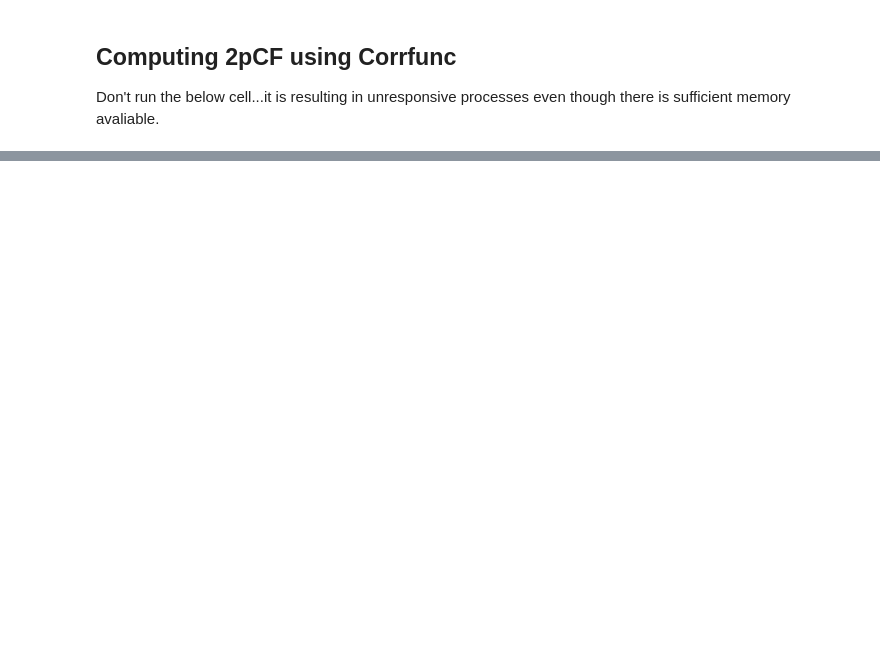
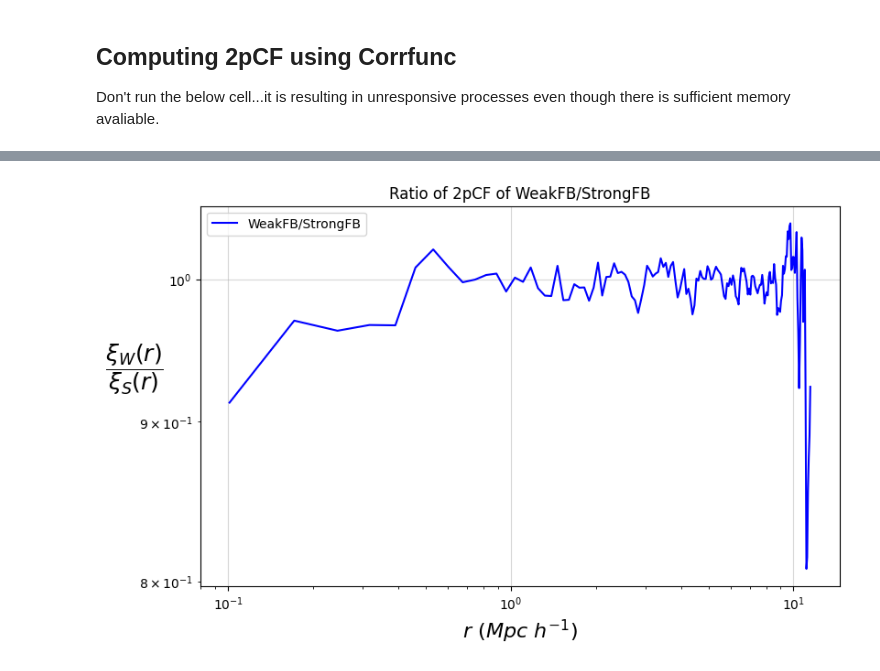
Before and after one commit to sparxastronomy/2022_SummerProject, a Jupyter notebook: Eagle/test.ipynb, the cells around one changed output, grey strips where cells are left out. Drawn from its saved outputs; the diff is of its cells as text; code cells hidden in the pictures; blank space fills up the shorter version.

```diff
--- a/Eagle/test.ipynb
+++ b/Eagle/test.ipynb
@@ -169,0 +354,18 @@ Using AVX kernel
+# %%
+# plotting the ratio of WeakFB/StrongFB
+plt.figure(figsize=(9,5.5), dpi=100)
+plt.plot(r_filterd_W,xi0_filtered_W/xi0_filtered_S[:160], color='blue', label='WeakFB/StrongFB')
+#setting log scale
+plt.xscale('log')
+plt.yscale('log')
+
+plt.legend()
+
+plt.grid(alpha=0.5)
+plt.xlabel('$r ~(Mpc~h^{-1})$',  fontsize=16)
+plt.ylabel("$\\dfrac{\\xi_{W}(r)}{\\xi_{S}(r)}$", fontsize=18, rotation=0)
+plt.title('Ratio of 2pCF of WeakFB/StrongFB')
+
+# plt.savefig('Ratio_2pCF_WeakFB_StrongFB.jpg', dpi=300, bbox_inches='tight')
+# %% [output]
+[figure, added]
```
Also changed, not shown: parts of 19 cells of this notebook, 4 other files.
